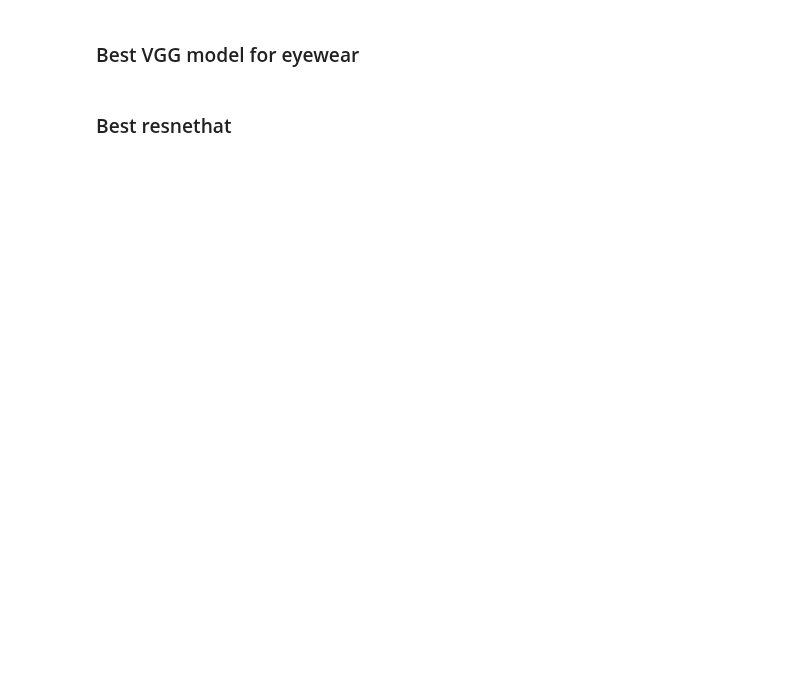
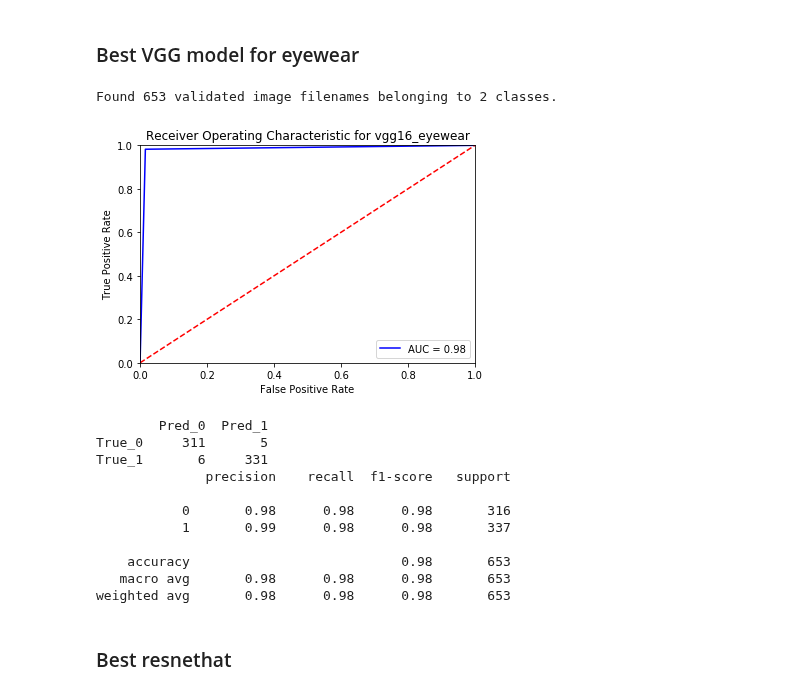
Before and after one commit to mzhou356/img2recommender, a Jupyter notebook: notebooks/Generic_Model_Tuning.ipynb, the cells around one changed output. Cells and saved outputs as stored; diff of their text form; code cells hidden in the pictures; blank space fills up the shorter version.

```diff
--- a/notebooks/Generic_Model_Tuning.ipynb
+++ b/notebooks/Generic_Model_Tuning.ipynb
@@ -420,9 +494,24 @@ model_testing(df=df,model_path='../tuning_data/resnet_data/resnet50_model_5_up.j
 # %% [markdown]
 ### Best VGG model for eyewear
 # %%
-model_testing(df,'../tuning_data/VGG_16_tuning/vgg_model.json',
+model_evaluation.model_testing(pickle_file_path,'eyewear','../tuning_data/VGG_16_tuning/vgg_model.json',
               '../tuning_data/VGG_16_tuning/best_vgg16_model_eyewear.h5',
-              'eyewear',(150,150), old = False, rescale = 1./255, preprocess_func=vgg16_preprocess.preprocess_input)
+              (150,150),1./255, process_func_v, 'vgg16')
+# stay with this
+# %% [output]
+Found 653 validated image filenames belonging to 2 classes.
+[figure, added]
+        Pred_0  Pred_1
+True_0     311       5
+True_1       6     331
+              precision    recall  f1-score   support
+
+           0       0.98      0.98      0.98       316
+           1       0.99      0.98      0.98       337
+
+    accuracy                           0.98       653
+   macro avg       0.98      0.98      0.98       653
+weighted avg       0.98      0.98      0.98       653
 # %% [markdown]
 ### Best resnethat
 # %%
```
Also changed, not shown: parts of 9 cells of this notebook, 2 other files.
